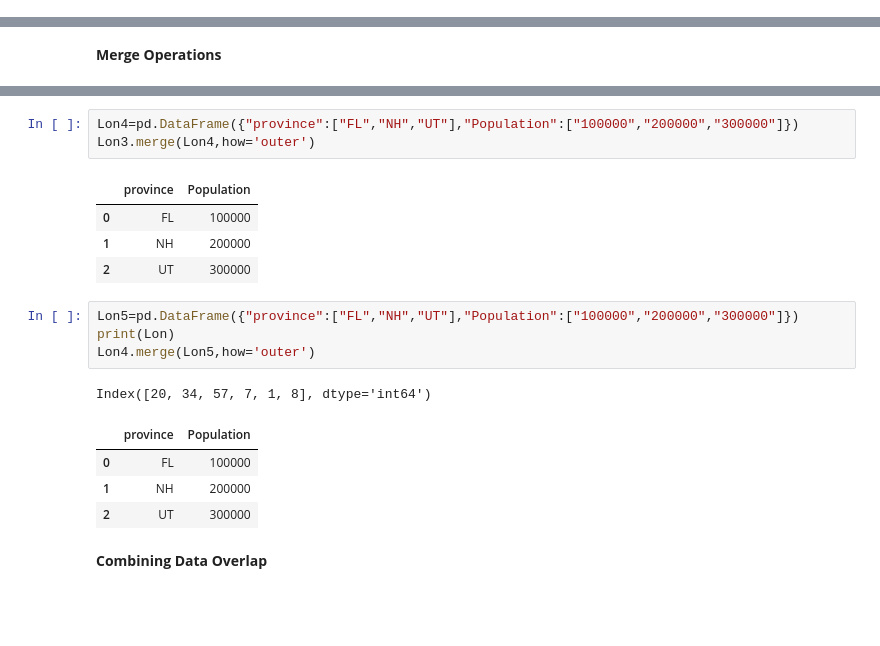
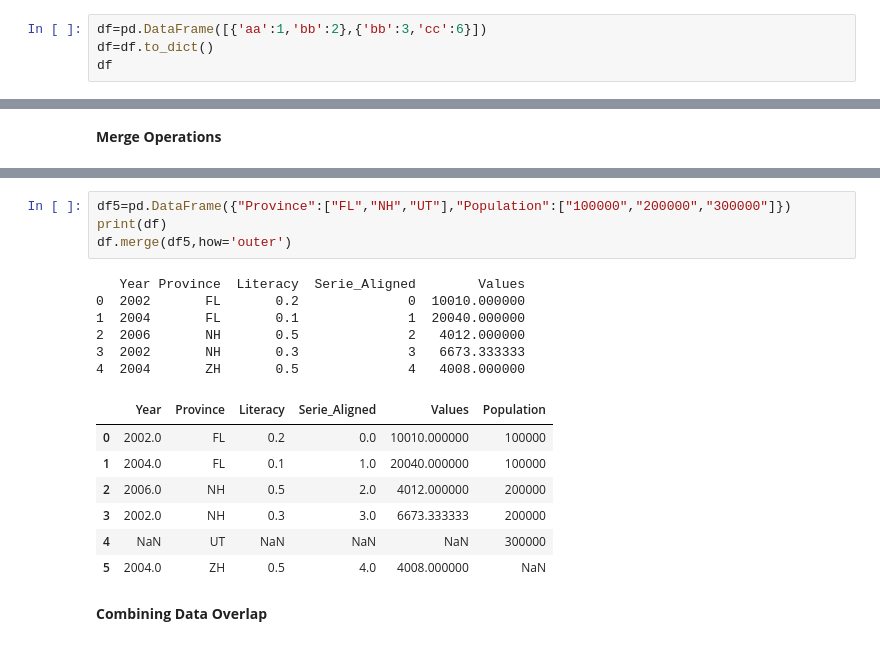
Before and after one commit to navyatheethira/INTERNSOFTcodefiles, a Jupyter notebook: nav7.ipynb, the cells around one changed output, grey strips where cells are left out. Drawn from its saved outputs; the diff is of its cells as text; blank space fills up the shorter version.

```diff
--- a/nav7.ipynb
+++ b/nav7.ipynb
@@ -2,0 +185,4 @@
+# %%
+df=pd.DataFrame([{'aa':1,'bb':2},{'bb':3,'cc':6}])
+df=df.to_dict()
+df
@@ -181,21 +390,21 @@ Lon2.merge(Lon3,right_on='province',left_on='Province')
 # %%
-Lon4=pd.DataFrame({"province":["FL","NH","UT"],"Population":["100000","200000","300000"]})
-Lon3.merge(Lon4,how='outer')
+df5=pd.DataFrame({"Province":["FL","NH","UT"],"Population":["100000","200000","300000"]})
+print(df)
+df.merge(df5,how='outer')
 # %% [output]
+   Year Province  Literacy  Serie_Aligned        Values
+0  2002       FL       0.2              0  10010.000000
+1  2004       FL       0.1              1  20040.000000
+2  2006       NH       0.5              2   4012.000000
+3  2002       NH       0.3              3   6673.333333
+4  2004       ZH       0.5              4   4008.000000
-|  | province | Population |
-| 0 | FL | 100000 |
-| 1 | NH | 200000 |
-| 2 | UT | 300000 |
+|  | Year | Province | Literacy | Serie_Aligned | Values | Population |
+| 0 | 2002.0 | FL | 0.2 | 0.0 | 10010.000000 | 100000 |
+| 1 | 2004.0 | FL | 0.1 | 1.0 | 20040.000000 | 100000 |
+| 2 | 2006.0 | NH | 0.5 | 2.0 | 4012.000000 | 200000 |
+| 3 | 2002.0 | NH | 0.3 | 3.0 | 6673.333333 | 200000 |
+| 4 | NaN | UT | NaN | NaN | NaN | 300000 |
+| 5 | 2004.0 | ZH | 0.5 | 4.0 | 4008.000000 | NaN |
-# %%
-Lon5=pd.DataFrame({"province":["FL","NH","UT"],"Population":["100000","200000","300000"]})
-print(Lon)
-Lon4.merge(Lon5,how='outer')
-# %% [output]
-Index([20, 34, 57, 7, 1, 8], dtype='int64')
-|  | province | Population |
-| 0 | FL | 100000 |
-| 1 | NH | 200000 |
-| 2 | UT | 300000 |
 # %% [markdown]
 **Combining Data Overlap**
 # %%
```
Also changed, not shown: parts of 41 cells of this notebook.
